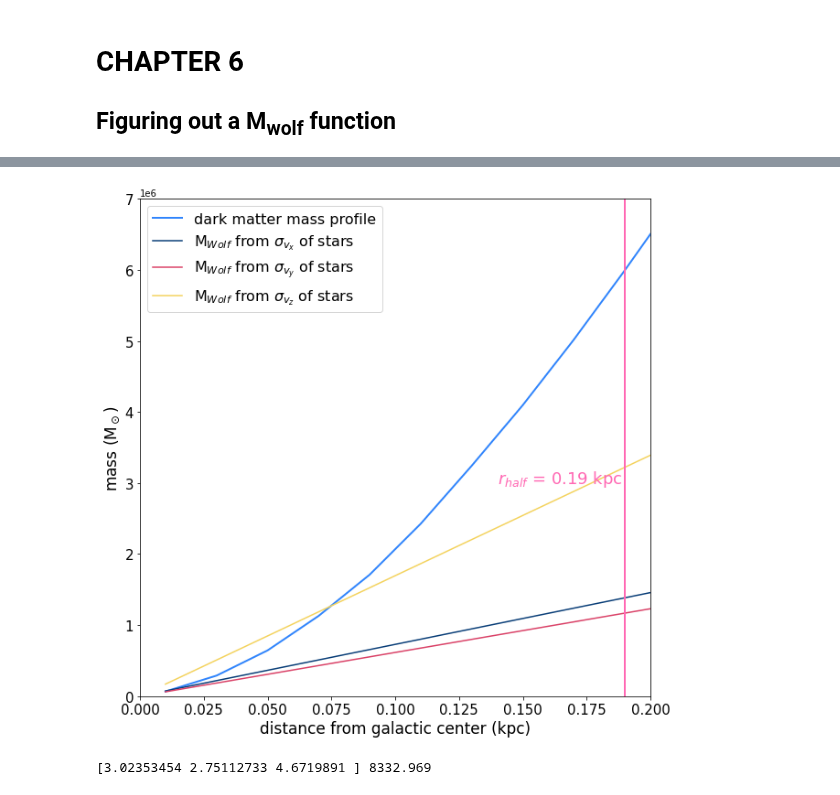
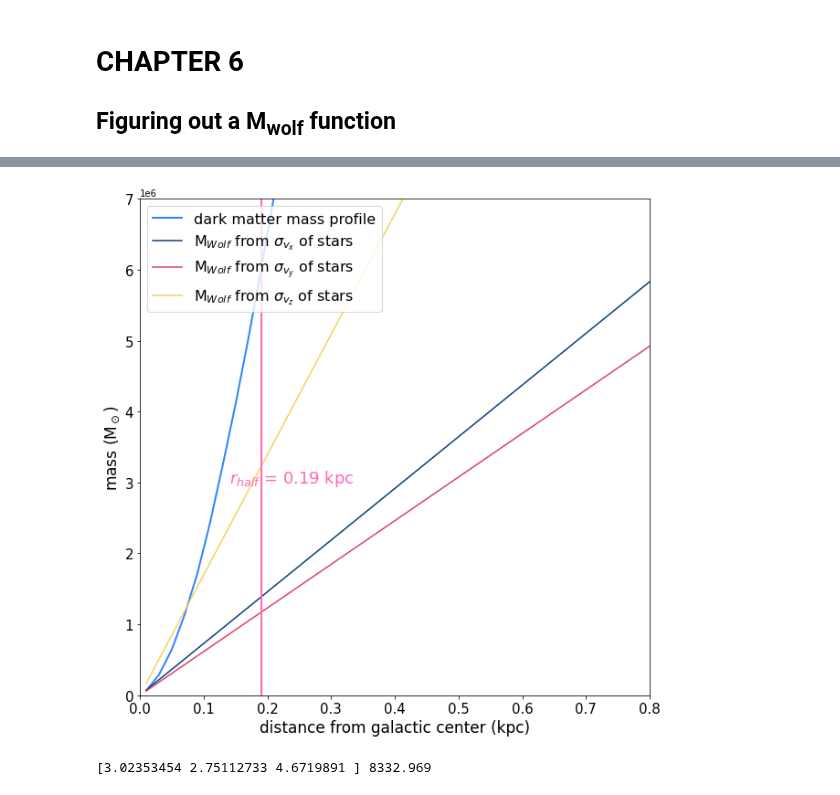
Before and after one commit to nguyenbinh1612/Binh_UFD, a Jupyter notebook: velocity/velocity_d1_noRT.ipynb, the cells around one changed output, grey strips where cells are left out. Drawn from its saved outputs; the diff is of its cells as text; code cells hidden in the pictures.

```diff
--- a/velocity/velocity_d1_noRT.ipynb
+++ b/velocity/velocity_d1_noRT.ipynb
@@ -471,35 +471,35 @@ plt.show()
 # %%
 plt.figure(figsize=(10,10))
 
 plt.xlabel('distance from galactic center (kpc)', fontsize=17)
 plt.ylabel('mass (M$_\odot$)', fontsize=17)
 plt.xticks(fontsize=14)
 plt.yticks(fontsize=14)
 
 plt.plot(radius_array, mass_profile, color='#3185FC', linewidth=2, label="dark matter mass profile")
 plt.plot(radius_array, Wolf_mass(radius_array, sigma_star_vx_half), color='#083D77', \
          label="M$_{Wolf}$ from $\sigma_{v_x}$ of stars")
 plt.plot(radius_array, Wolf_mass(radius_array, sigma_star_vy_half), color='#DA4167', \
          label="M$_{Wolf}$ from $\sigma_{v_y}$ of stars")
 plt.plot(radius_array, Wolf_mass(radius_array, sigma_star_vz_half), color='#F4D35E', \
          label="M$_{Wolf}$ from $\sigma_{v_z}$ of stars")
 
 plt.axvline(r_half, color='hotpink', linewidth=2)
 plt.text(r_half - 0.05, 3*1e6, '''$r_{half}$ = ''' + str(round(r_half, 3)) + ''' kpc''', fontsize=18, color='hotpink')
 
 #plt.xlim(0, 11.3)
-plt.xlim(0, 0.2)
+plt.xlim(0, 0.8)
 plt.ylim(0, 0.7e7)
 plt.xticks(fontsize=15)
 plt.yticks(fontsize=15)
 plt.legend(loc='upper left', fontsize=16, markerscale=2)
 
 #plt.xscale('log')
 #plt.yscale('log')
 
 plt.show()
 # %% [output]
-[figure, old version]
+[figure, new version]
 # %%
 '''Find the velocity dispersion of the star within Re.'''
 
```
Also changed, not shown: parts of 5 cells of this notebook, 2 other files.
